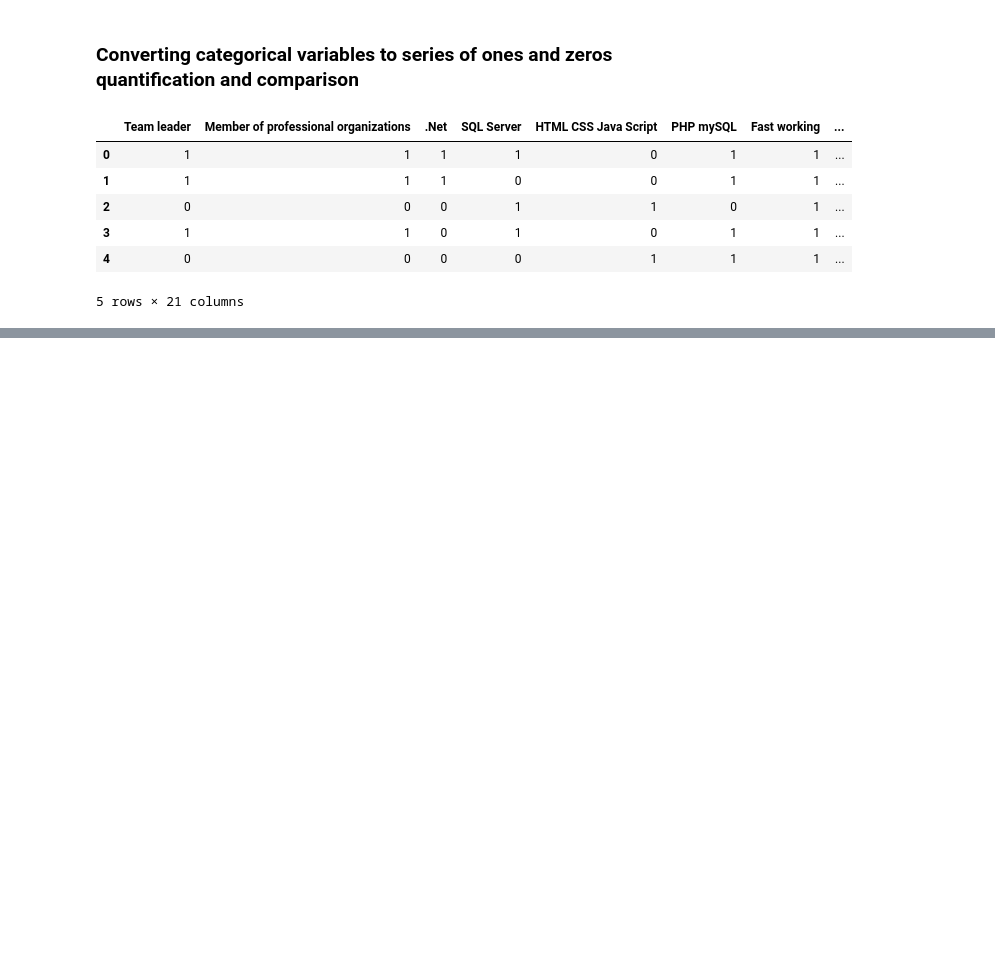
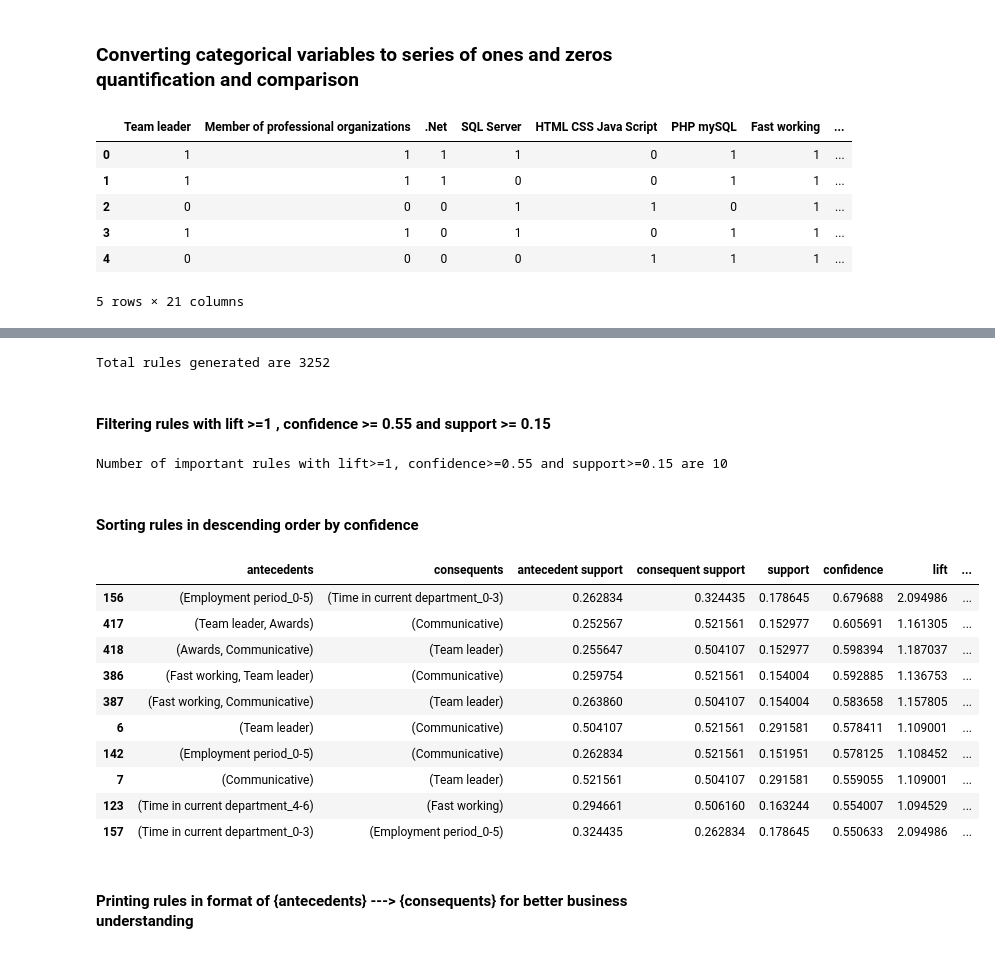
Before and after one commit to BITS-ASSIGNMENT-GROUP-186/association-rule-mining, a Jupyter notebook: Association_Rule_Mining.ipynb, the cells around one changed output, grey strips where cells are left out. Cells and saved outputs as stored; diff of their text form; code cells hidden in the pictures; blank space fills up the shorter version.

Commit message:
implemented apriori algorithm using mlxtend library and made some cosmetic changes

```diff
--- a/Association_Rule_Mining.ipynb
+++ b/Association_Rule_Mining.ipynb
@@ -158,3 +170,15 @@ employee_skills_df.head()
 | 3 | 1 | 1 | 0 | 1 | 0 | 1 | 1 | ... |
 | 4 | 0 | 0 | 0 | 0 | 1 | 1 | 1 | ... |
 5 rows × 21 columns
+# %%
+from mlxtend.frequent_patterns import apriori as ap
+
+support_list = [0.5,0.4,0.3,0.05]
+
+for support in support_list:
+    frequent_itemsets = ap(employee_skills_df,min_support=support,use_colnames=True)
+    frequent_itemsets['length'] = frequent_itemsets['itemsets'].apply(lambda x: len(x))
+    print(f"Current Confidence is {support*100}%")
+    print("Frequent itemsets are - ")
+    print(frequent_itemsets)
+    print("-----------------------------------------------------------------------------")
@@ -160,0 +205,3 @@ employee_skills_df.head()
+# %%
+rules_mlxtend = association_rules(frequent_itemsets,  metric="lift", min_threshold=1)
+rules_mlxtend.head()
@@ -160,0 +215,31 @@ employee_skills_df.head()
+# %%
+print(f"Total rules generated are {rules_mlxtend.shape[0]}")
+# %% [output]
+Total rules generated are 3252
+# %% [markdown]
+#### Filtering rules with lift >=1 , confidence >= 0.55 and support >= 0.15
+# %%
+important_rules = rules_mlxtend[(rules_mlxtend['confidence']>=0.55) & (rules_mlxtend['lift']>=1) &
+                                (rules_mlxtend['support']>=0.15)]
+print(f"Number of important rules with lift>=1, confidence>=0.55 and support>=0.15 are {important_rules.shape[0]}")
+# %% [output]
+Number of important rules with lift>=1, confidence>=0.55 and support>=0.15 are 10
+# %% [markdown]
+#### Sorting rules in descending order by confidence
+# %%
+important_rules.sort_values(by='confidence',ascending=False,inplace=True)
+important_rules
+# %% [output]
+|  | antecedents | consequents | antecedent support | consequent support | support | confidence | lift | ... |
+| 156 | (Employment period_0-5) | (Time in current department_0-3) | 0.262834 | 0.324435 | 0.178645 | 0.679688 | 2.094986 | ... |
+| 417 | (Team leader, Awards) | (Communicative) | 0.252567 | 0.521561 | 0.152977 | 0.605691 | 1.161305 | ... |
+| 418 | (Awards, Communicative) | (Team leader) | 0.255647 | 0.504107 | 0.152977 | 0.598394 | 1.187037 | ... |
+| 386 | (Fast working, Team leader) | (Communicative) | 0.259754 | 0.521561 | 0.154004 | 0.592885 | 1.136753 | ... |
+| 387 | (Fast working, Communicative) | (Team leader) | 0.263860 | 0.504107 | 0.154004 | 0.583658 | 1.157805 | ... |
+| 6 | (Team leader) | (Communicative) | 0.504107 | 0.521561 | 0.291581 | 0.578411 | 1.109001 | ... |
+| 142 | (Employment period_0-5) | (Communicative) | 0.262834 | 0.521561 | 0.151951 | 0.578125 | 1.108452 | ... |
+| 7 | (Communicative) | (Team leader) | 0.521561 | 0.504107 | 0.291581 | 0.559055 | 1.109001 | ... |
+| 123 | (Time in current department_4-6) | (Fast working) | 0.294661 | 0.506160 | 0.163244 | 0.554007 | 1.094529 | ... |
+| 157 | (Time in current department_0-3) | (Employment period_0-5) | 0.324435 | 0.262834 | 0.178645 | 0.550633 | 2.094986 | ... |
+# %% [markdown]
+#### Printing rules in format of {antecedents} ---> {consequents} for better business understanding
```
Also changed, not shown: parts of 8 cells of this notebook.
